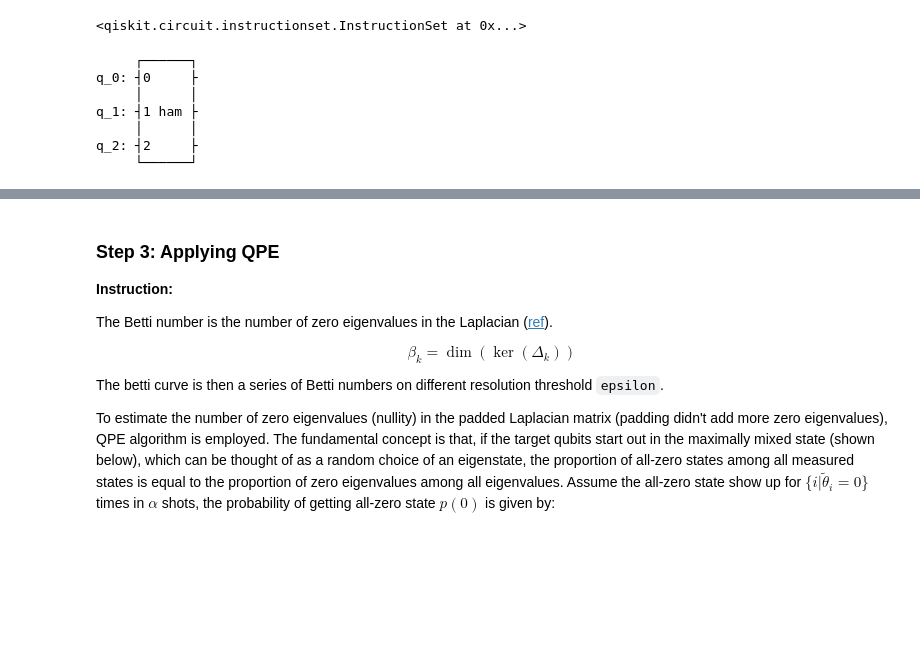
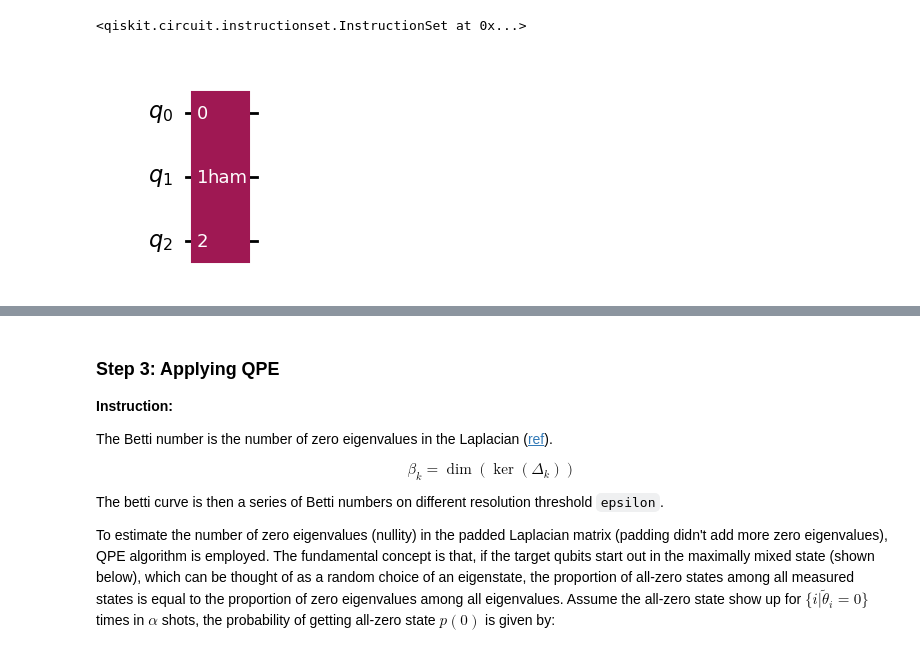
Before and after one commit to JoeJoeNguyen/MOODYS_2025_Hackathon, a Jupyter notebook: moodys_challenge.ipynb, the cells around one changed output, grey strips where cells are left out. Cells and saved outputs as stored; diff of their text form; code cells hidden in the pictures; blank space fills up the shorter version.

```diff
--- a/moodys_challenge.ipynb
+++ b/moodys_challenge.ipynb
@@ -718,12 +754,6 @@ test_qc.unitary(unitary_ham, range(3), label="ham")
 # %% [output]
 <qiskit.circuit.instructionset.InstructionSet at 0x...>
 # %%
-test_qc.draw()
+test_qc.draw('mpl')
 # %% [output]
-     ┌──────┐
-q_0: ┤0     ├
-     │      │
-q_1: ┤1 ham ├
-     │      │
-q_2: ┤2     ├
-     └──────┘
+[figure, added]
```
Also changed, not shown: parts of 7 cells of this notebook, 1 other file.
